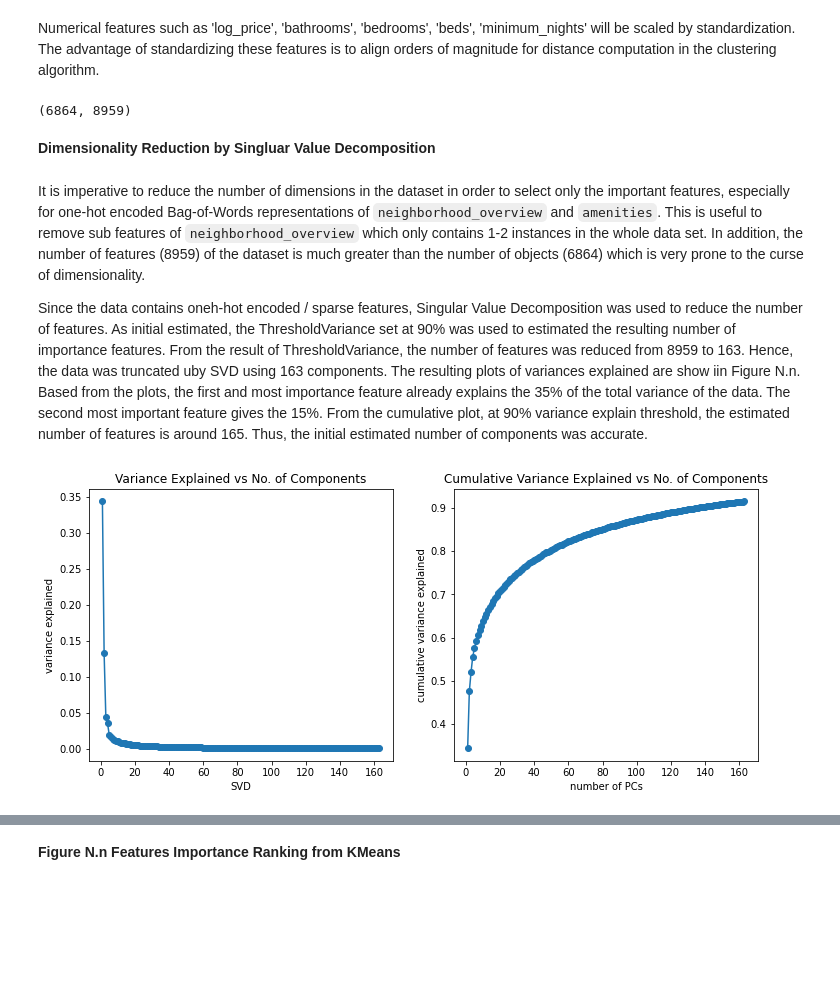
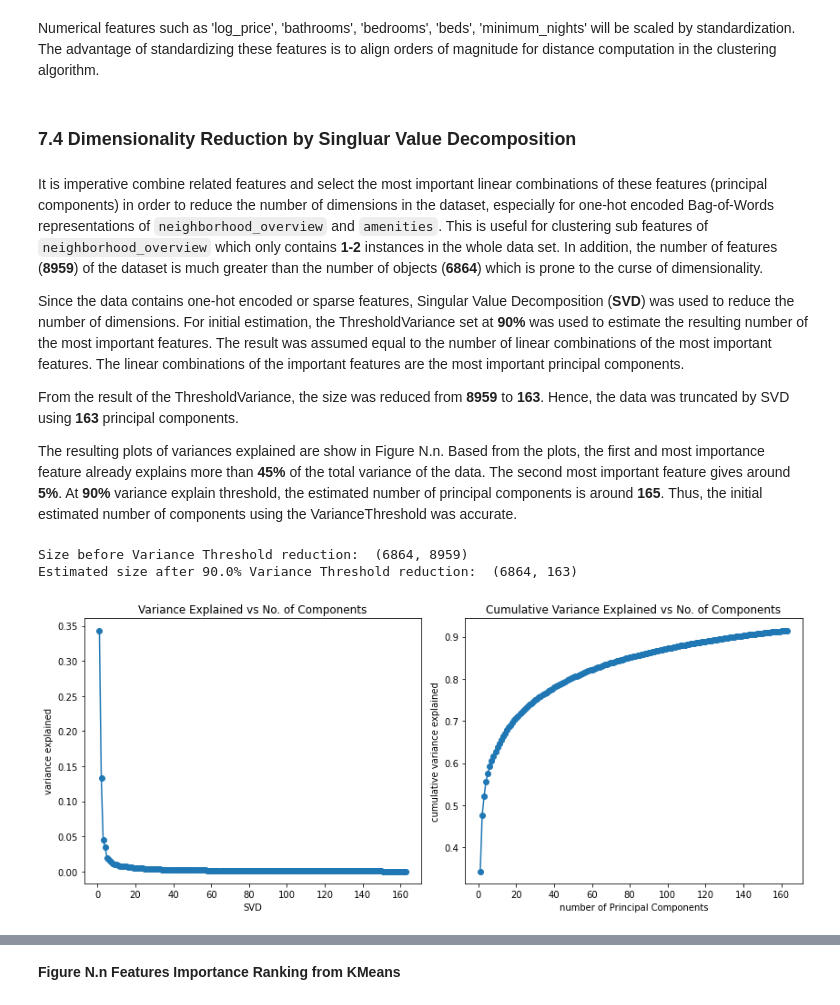
Before and after one commit to ralph-mattew/Exploring-Segmentation-of-Air-BnB-User-Base, a Jupyter notebook: clustering_08072020-Copy1_local_ralph.ipynb, the cells around one changed output, grey strips where cells are left out. Saved outputs shown, nothing was run; the diff lists cells and outputs as text; code cells hidden in the pictures; blank space fills up the shorter version.

```diff
--- a/clustering_08072020-Copy1_local_ralph.ipynb
+++ b/clustering_08072020-Copy1_local_ralph.ipynb
@@ -318,6 +313,7 @@ The values under the feature `neighborhood_overview` are also given as list of s
 # %%
 ## vectorize amenities
 
+## list the irrelevant words
 irr_words = ['the', 'and', 'to', 'of', 'in', 'is', 'a', 'from', 'for', '-',
              'are', 'at', 'etc', 'or', '&', 'that', 'will', 'an', 'with',
              'as', '2', 'it', 'premises', 'allowed', 'be', 'head', 'on',
@@ -328,25 +324,35 @@ irr_words = ['the', 'and', 'to', 'of', 'in', 'is', 'a', 'from', 'for', '-',
 irr_words_col = ['amenities_' + word for word in irr_words] + ['amenities']
 
 def to_bow(docs):
+    """Converts the string of words into bag-of-words representation
+    """
     my_list = [dict(Counter(doc.lower().split())) for doc in docs]
     df = pd.DataFrame(my_list).fillna(0)
     return df.reindex(sorted(df.columns), axis=1)
 
+## Strips the braces and splits each text into tokens
 stripped = [string.strip('{').strip('}').split(',') for string in list(data['amenities'].values)]
 
+## Removes double and single quotations
 stripped_list = []
 for group in stripped:
         stripped_list.append([word.strip('''"''').strip("'") for word in group])
 
+## Converts the list into bag-of-words
 bow_list_amenities = []
 for group in stripped_list:
     bow_list_amenities.append(to_bow(group).sum())
 
+
+## Concatenates and stores the BOW into DataFrame
 cat_amenities = pd.concat(bow_list_amenities, axis=1).fillna(0)
 cat_amenities = cat_amenities.T.copy()
 cat_amenities.columns = ['amenities_'+name for name in cat_amenities.columns.to_list()]
+
+## Joins the BOW into the original Dataframe
 data1 = pd.concat([data.reset_index(drop=True), cat_amenities.reset_index(drop=True)], axis=1)
 
+## Removes irrelevant tokens from the BOW
 for col in irr_words_col:
     try:
         data1.drop(columns=col, inplace=True)
@@ -415,24 +455,27 @@ Numerical features such as 'log_price', 'bathrooms', 'bedrooms', 'beds', 'minimu
 # %%
 # numerical_features = ['log_price', 'bathrooms', 'bedrooms', 'beds', 'minimum_nights']
 # X_scaled = StandardScaler().fit_transform(X)
-# %%
-X.shape
-# %% [output]
-(6864, 8959)
 # %% [markdown]
-**Dimensionality Reduction by Singluar Value Decomposition**
+### 7.4 Dimensionality Reduction by Singluar Value Decomposition
 # %% [markdown]
-It is imperative to reduce the number of dimensions in the dataset in order to select only the important features, especially for one-hot encoded Bag-of-Words representations of `neighborhood_overview` and `amenities`. This is useful to remove sub features of `neighborhood_overview` which only contains 1-2 instances in the whole data set. In addition, the number of features (8959) of the dataset is much greater than the number of objects (6864) which is very prone to the curse of dimensionality.
+It is imperative combine related features and select the most important linear combinations of these features (principal components) in order to reduce the number of dimensions in the dataset, especially for one-hot encoded Bag-of-Words representations of `neighborhood_overview` and `amenities`. This is useful for clustering sub features of `neighborhood_overview` which only contains **1-2** instances in the whole data set. In addition, the number of features (**8959**) of the dataset is much greater than the number of objects (**6864**) which is  prone to the curse of dimensionality.
 
-Since the data contains oneh-hot encoded / sparse features, Singular Value Decomposition was used to reduce the number of features. As initial estimated, the ThresholdVariance set at 90% was used to estimated the resulting number of importance features. From the result of ThresholdVariance, the number of features was reduced from 8959 to 163. Hence, the data was truncated uby SVD using 163 components. The resulting plots of variances explained are show iin Figure N.n. Based from the plots, the first and most importance feature already explains the 35% of the total variance of the data. The second most important feature gives the 15%. From the cumulative plot, at 90% variance explain threshold, the estimated number of features is around 165. Thus, the initial estimated number of components was accurate.
+Since the data contains one-hot encoded or sparse features, Singular Value Decomposition (**SVD**) was used to reduce the number of dimensions. For initial estimation, the ThresholdVariance set at **90%** was used to estimate the resulting number of the most important features. The result was assumed equal to the number of linear combinations of the most important features. The linear combinations of the important features are the most important principal components.
+
+From the result of the ThresholdVariance, the size was reduced from **8959** to **163**. Hence, the data was truncated by SVD using **163** principal components.
+
+The resulting plots of variances explained are show in Figure N.n. Based from the plots, the first and most importance feature already explains more than **45%** of the total variance of the data. The second most important feature gives around **5%**. At **90%** variance explain threshold, the estimated number of principal components is around **165**. Thus, the initial estimated number of components using the VarianceThreshold was accurate.
 # %%
 # set the variance threshold
 
 p = 0.9
 sel = VarianceThreshold(threshold=(p * (1 - p)))
-X_reduced = sel.fit_transform(X.values)
+X_reduced_variance = sel.fit_transform(X.values)
 print('Size before Variance Threshold reduction: ', X.values.shape)
-print(f'Estimated size after {p*100}% Variance Threshold reduction: ', X_reduced.shape)
+print(f'Estimated size after {p*100}% Variance Threshold reduction: ', X_reduced_variance.shape)
+# %% [output]
+Size before Variance Threshold reduction:  (6864, 8959)
+Estimated size after 90.0% Variance Threshold reduction:  (6864, 163)
 # %%
 svd = TruncatedSVD(n_components=163).fit(X)
 X_reduced = svd.transform(X)
@@ -441,16 +484,19 @@ explained_var_ratio = svd.explained_variance_ratio_
 s_values = svd.singular_values_
 # %%
 fig, (ax1, ax2) = plt.subplots(1,2,figsize=(12,5))
+
 ax1.plot(range(1, len(explained_var_ratio)+1), explained_var_ratio, 'o-')
 # ax1.set_ylim(0,1)
 ax1.set_xlabel('SVD')
 ax1.set_ylabel('variance explained')
 ax1.set_title('Variance Explained vs No. of Components');
 
 ax2.plot(range(1, len(explained_var_ratio)+1), explained_var_ratio.cumsum(), 'o-')
 # ax2.set_ylim(0,1)
-ax2.set_xlabel('number of PCs')
+ax2.set_xlabel('number of Principal Components')
 ax2.set_ylabel('cumulative variance explained')
-ax2.set_title('Cumulative Variance Explained vs No. of Components');
+ax2.set_title('Cumulative Variance Explained vs No. of Components')
+
+plt.tight_layout()
 # %% [output]
-[figure, old version]
+[figure, new version]
```
Also changed, not shown: parts of 69 cells of this notebook.
